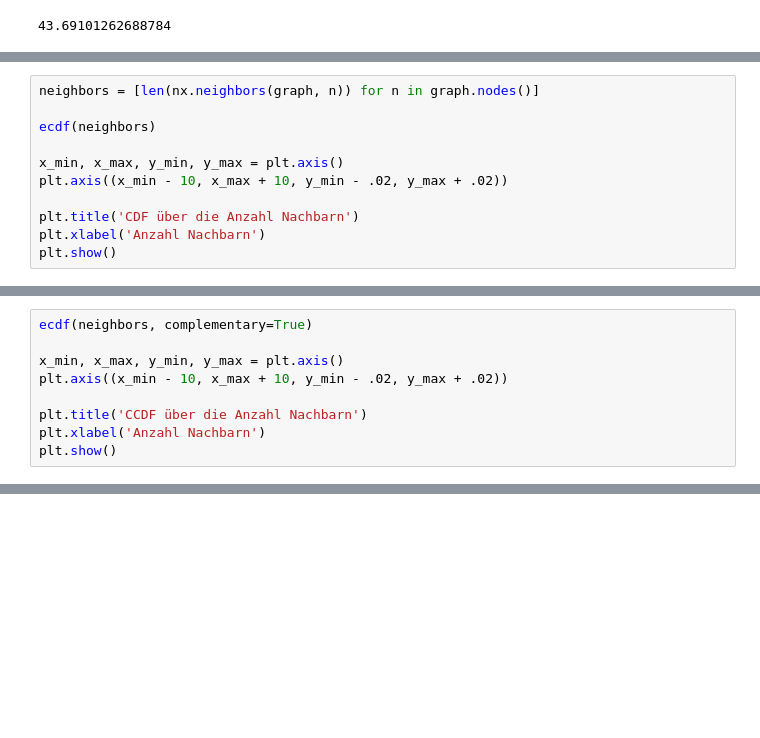
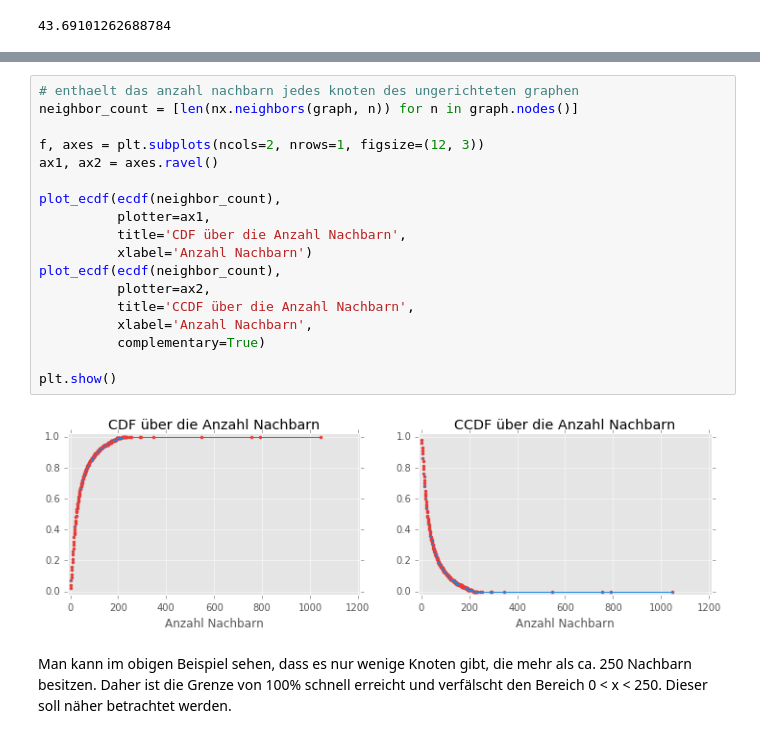
Before and after one commit to captain-proton/aise, a Jupyter notebook: documentation/source/nia/jupyter_nb/exercise_7.ipynb, the cells around one changed output, grey strips where cells are left out. Drawn from its saved outputs; the diff is of its cells as text; blank space fills up the shorter version.

```diff
--- a/documentation/source/nia/jupyter_nb/exercise_7.ipynb
+++ b/documentation/source/nia/jupyter_nb/exercise_7.ipynb
@@ -455,11 +426,0 @@ def ecdf(values, complementary=False):
-# %%
-neighbors = [len(nx.neighbors(graph, n)) for n in graph.nodes()]
-
-ecdf(neighbors)
-
-x_min, x_max, y_min, y_max = plt.axis()
-plt.axis((x_min - 10, x_max + 10, y_min - .02, y_max + .02))
-
-plt.title('CDF über die Anzahl Nachbarn')
-plt.xlabel('Anzahl Nachbarn')
-plt.show()
@@ -468,9 +426,0 @@ plt.show()
-# %%
-ecdf(neighbors, complementary=True)
-
-x_min, x_max, y_min, y_max = plt.axis()
-plt.axis((x_min - 10, x_max + 10, y_min - .02, y_max + .02))
-
-plt.title('CCDF über die Anzahl Nachbarn')
-plt.xlabel('Anzahl Nachbarn')
-plt.show()
@@ -478,0 +495,22 @@ plt.show()
+# %%
+# enthaelt das anzahl nachbarn jedes knoten des ungerichteten graphen
+neighbor_count = [len(nx.neighbors(graph, n)) for n in graph.nodes()]
+
+f, axes = plt.subplots(ncols=2, nrows=1, figsize=(12, 3))
+ax1, ax2 = axes.ravel()
+
+plot_ecdf(ecdf(neighbor_count),
+          plotter=ax1,
+          title='CDF über die Anzahl Nachbarn',
+          xlabel='Anzahl Nachbarn')
+plot_ecdf(ecdf(neighbor_count),
+          plotter=ax2,
+          title='CCDF über die Anzahl Nachbarn',
+          xlabel='Anzahl Nachbarn',
+          complementary=True)
+
+plt.show()
+# %% [output]
+[figure, added]
+# %% [markdown]
+Man kann im obigen Beispiel sehen, dass es nur wenige Knoten gibt, die mehr als ca. 250 Nachbarn besitzen. Daher ist die Grenze von 100% schnell erreicht und verfälscht den Bereich 0 < x < 250. Dieser soll näher betrachtet werden.
```
Also changed, not shown: parts of 59 cells of this notebook.
